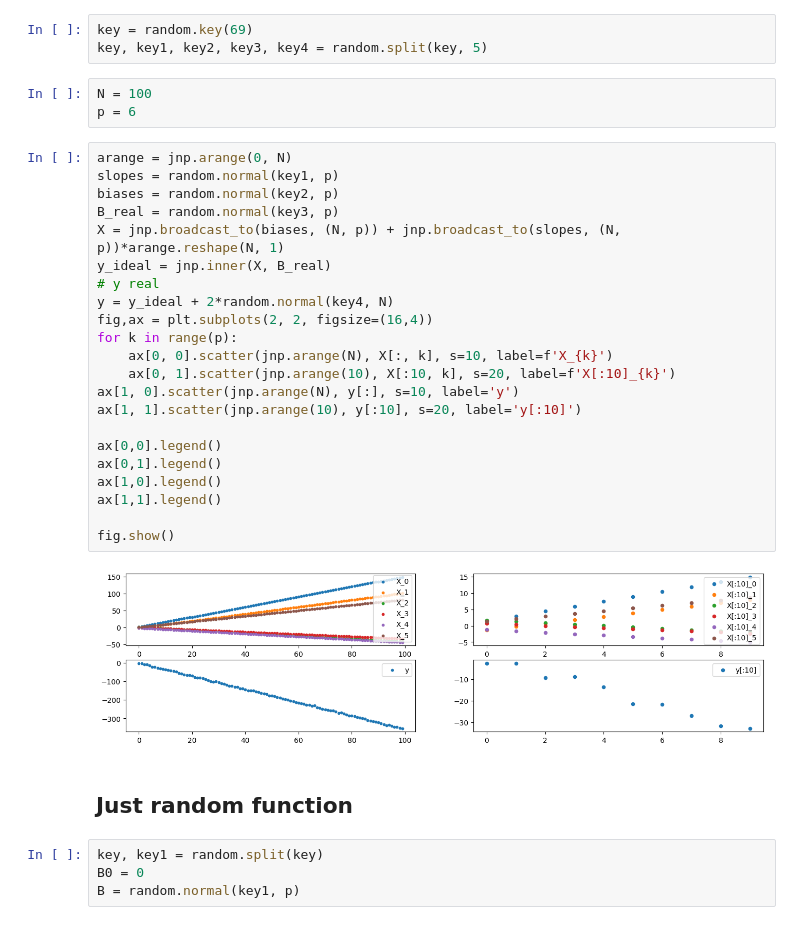
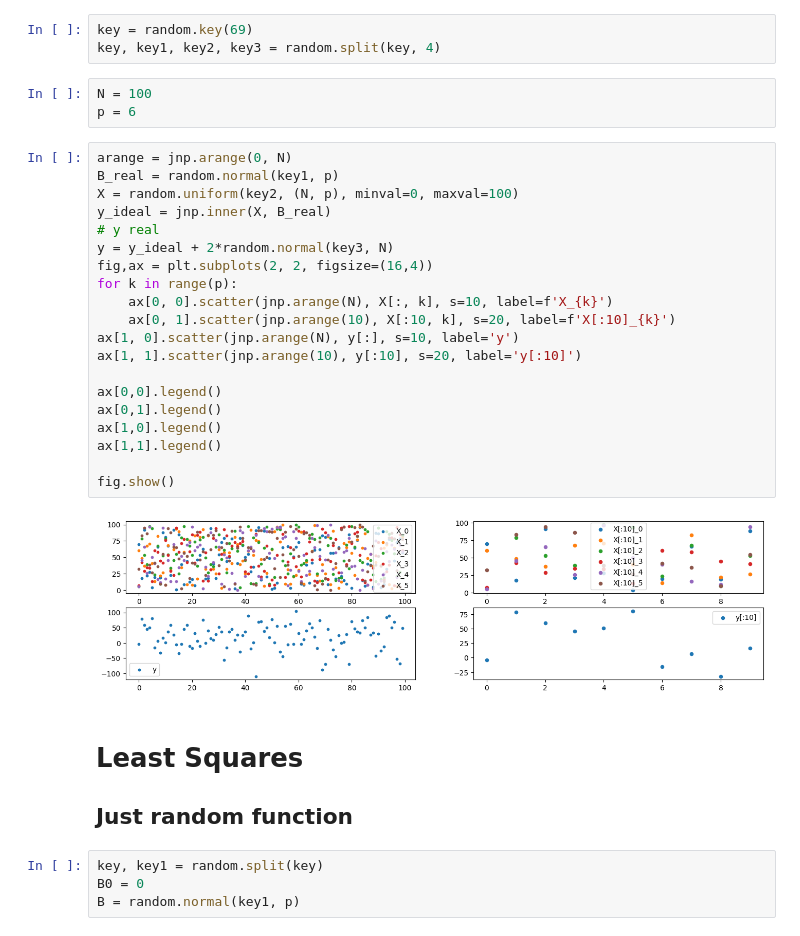
Before and after one commit to zostaw/learning-simple-regression, a Jupyter notebook: simple_regression.ipynb, the cells around one changed output. Cells and saved outputs as stored; diff of their text form.

```diff
--- a/simple_regression.ipynb
+++ b/simple_regression.ipynb
@@ -23,35 +23,34 @@ import jax
 import matplotlib.pyplot as plt
 # %%
 key = random.key(69)
-key, key1, key2, key3, key4 = random.split(key, 5)
+key, key1, key2, key3 = random.split(key, 4)
 # %%
 N = 100
 p = 6
 # %%
 arange = jnp.arange(0, N)
-slopes = random.normal(key1, p)
-biases = random.normal(key2, p)
-B_real = random.normal(key3, p)
-X = jnp.broadcast_to(biases, (N, p)) + jnp.broadcast_to(slopes, (N, p))*arange.reshape(N, 1)
+B_real = random.normal(key1, p)
+X = random.uniform(key2, (N, p), minval=0, maxval=100)
 y_ideal = jnp.inner(X, B_real)
 # y real
-y = y_ideal + 2*random.normal(key4, N)
+y = y_ideal + 2*random.normal(key3, N)
 fig,ax = plt.subplots(2, 2, figsize=(16,4))
 for k in range(p):
     ax[0, 0].scatter(jnp.arange(N), X[:, k], s=10, label=f'X_{k}')
     ax[0, 1].scatter(jnp.arange(10), X[:10, k], s=20, label=f'X[:10]_{k}')
 ax[1, 0].scatter(jnp.arange(N), y[:], s=10, label='y')
 ax[1, 1].scatter(jnp.arange(10), y[:10], s=20, label='y[:10]')
 
 ax[0,0].legend()
 ax[0,1].legend()
 ax[1,0].legend()
 ax[1,1].legend()
 
 fig.show()
 # %% [output]
-[figure, old version]
+[figure, new version]
 # %% [markdown]
+# Least Squares
 ## Just random function
 # %%
 key, key1 = random.split(key)
```
Also changed, not shown: parts of 14 cells of this notebook.
